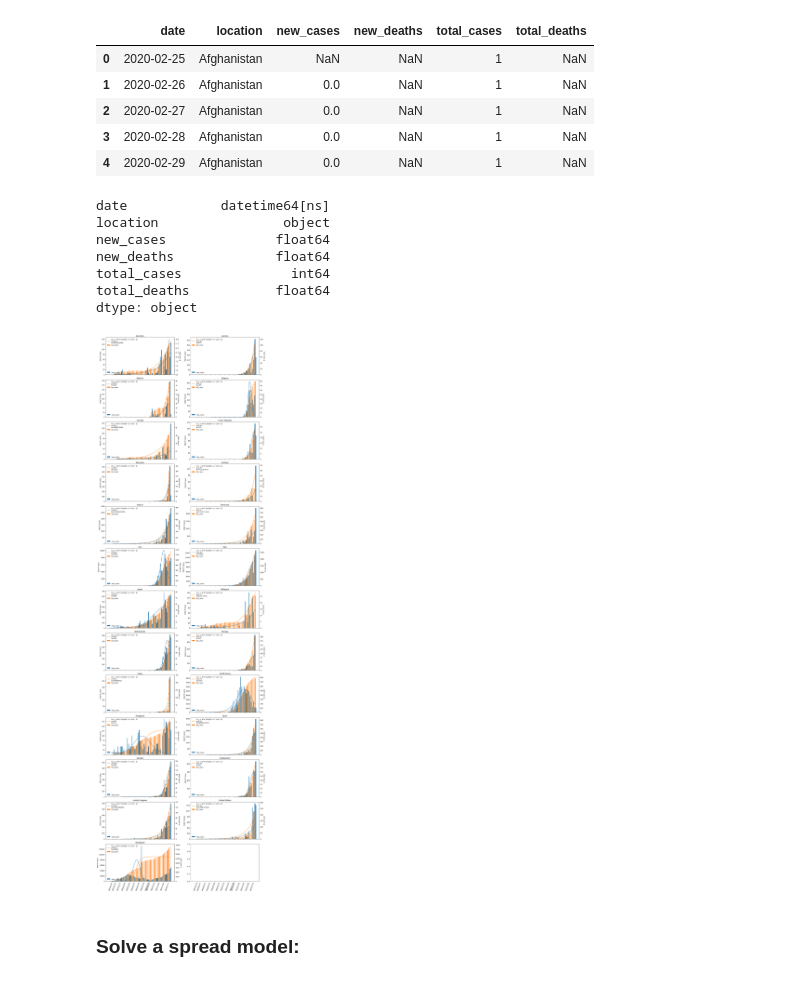
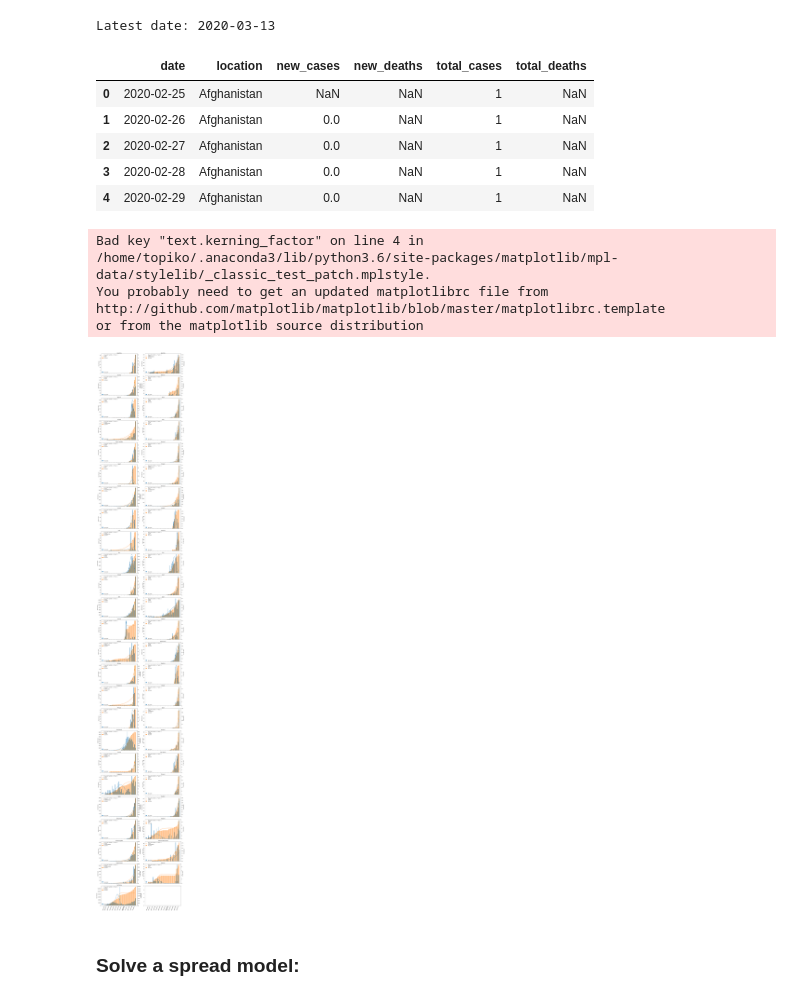
Before and after one commit to topiko/panikpanik, a Jupyter notebook: explr_covid_data.ipynb, the cells around one changed output. Saved outputs shown, nothing was run; the diff lists cells and outputs as text; code cells hidden in the pictures.

```diff
--- a/explr_covid_data.ipynb
+++ b/explr_covid_data.ipynb
@@ -1,8 +1,18 @@
 # %%
 import pandas as pd
 import subprocess
+import datetime
 
 load_new = False
+try:
+    data = pd.read_csv('data.csv')
+except FileNotFoundError:
+    load_new = True
+
+data['date'] = pd.to_datetime(data['date'], format='%Y-%m-%d') #, data.dtypes
+
+if datetime.datetime.now().date() - data.date.max().date() > datetime.timedelta(days = 1):
+    load_new = True
 
 if load_new:
     print('Download data:')
@@ -10,25 +20,16 @@ if load_new:
 
 data = pd.read_csv('data.csv')
 data['date'] = pd.to_datetime(data['date'], format='%Y-%m-%d') #, data.dtypes
-
+print('Latest date: {}'.format(data.date.max().date()))
 data.head()
 # %% [output]
+Latest date: 2020-03-13
 |  | date | location | new_cases | new_deaths | total_cases | total_deaths |
 | 0 | 2020-02-25 | Afghanistan | NaN | NaN | 1 | NaN |
 | 1 | 2020-02-26 | Afghanistan | 0.0 | NaN | 1 | NaN |
 | 2 | 2020-02-27 | Afghanistan | 0.0 | NaN | 1 | NaN |
 | 3 | 2020-02-28 | Afghanistan | 0.0 | NaN | 1 | NaN |
 | 4 | 2020-02-29 | Afghanistan | 0.0 | NaN | 1 | NaN |
-# %%
-data.dtypes
-# %% [output]
-date            datetime64[ns]
-location                object
-new_cases              float64
-new_deaths             float64
-total_cases              int64
-total_deaths           float64
-dtype: object
 # %%
 import matplotlib.pyplot as plt
 from scipy.optimize import curve_fit
@@ -104,38 +105,43 @@ def plot_fig1(mask, title, ax):
 
 
 # select countries:
-minncases = 100
+minncases = 30
 remove_countries = ['International', 'China']
 countries = []
 for country in data.location.unique():
     if not data.loc[data.loc[:, 'location'] == country, 'total_cases'].max() > minncases:
         continue
     if country in remove_countries:
         continue
 
     countries.append(country)
 
 #countries = ['South Korea']
 ncols = 2
 nrows = len(countries)//ncols + 1
 
 figW, figH = ncols * 8, nrows*4
 fig, axarr = plt.subplots(nrows, ncols, figsize = (figW, figH), sharex = True)
 
 for country, ax in zip(countries, axarr.ravel()):
     mask = data.location == country
     plot_fig1(mask, country, ax)
 
 times = data.date.unique()
 for i in range(len(axarr[0])): set_ticks(times, axarr[-1, i])
 
 
 plt.tight_layout()
 plt.savefig('countries.pdf', facecolor=fig.get_facecolor(), transparent=True)
 plt.savefig('countries.png', dpi = 200, facecolor=fig.get_facecolor(), transparent=True)
 plt.show()
 # %% [output]
+Bad key "text.kerning_factor" on line 4 in
+/home/topiko/.anaconda3/lib/python3.6/site-packages/matplotlib/mpl-data/stylelib/_classic_test_patch.mplstyle.
+You probably need to get an updated matplotlibrc file from
+http://github.com/matplotlib/matplotlib/blob/master/matplotlibrc.template
+or from the matplotlib source distribution
-[figure, old version]
+[figure, new version]
 # %% [markdown]
 ### Solve a spread model:
 # %%
```
Also changed, not shown: 2 other files.
